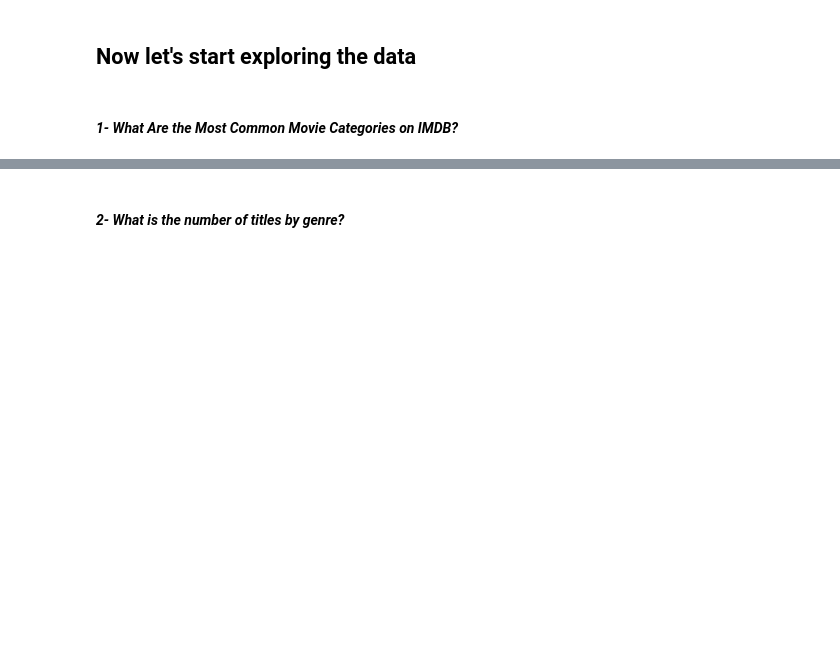
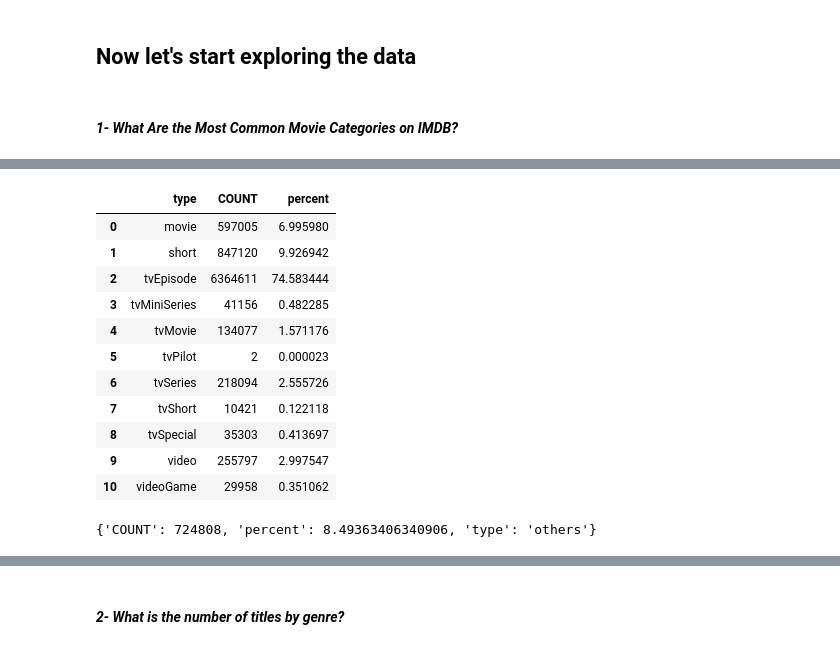
Before and after one commit to Krupique/Explorating-Data, a Jupyter notebook: IMDB-ExploreData/ExploreData.ipynb, the cells around one changed output, grey strips where cells are left out. Saved outputs shown, nothing was run; the diff lists cells and outputs as text; code cells hidden in the pictures; blank space fills up the shorter version.

Commit message:
Update query1 for the first question

```diff
--- a/IMDB-ExploreData/ExploreData.ipynb
+++ b/IMDB-ExploreData/ExploreData.ipynb
@@ -183,3 +183,9 @@ Schema of: ratings
 ## Now let's start exploring the data
 # %% [markdown]
 #### _1- What Are the Most Common Movie Categories on IMDB?_
+# %%
+#Creating SQL query
+query1 = '''SELECT type, COUNT(*) AS COUNT FROM titles GROUP BY type'''
+# %%
+#Executing SQL query
+res1 = pd.read_sql_query(query1, conn)
@@ -185,0 +208,18 @@ Schema of: ratings
+# %%
+#Calculating the percentage for each type
+res1['percent'] = (res1['COUNT'] / res1['COUNT'].sum()) * 100
+# %%
+display(res1)
+# %% [output]
+|  | type | COUNT | percent |
+| 0 | movie | 597005 | 6.995980 |
+| 1 | short | 847120 | 9.926942 |
+| 2 | tvEpisode | 6364611 | 74.583444 |
+| 3 | tvMiniSeries | 41156 | 0.482285 |
+| 4 | tvMovie | 134077 | 1.571176 |
+| 5 | tvPilot | 2 | 0.000023 |
+| 6 | tvSeries | 218094 | 2.555726 |
+| 7 | tvShort | 10421 | 0.122118 |
+| 8 | tvSpecial | 35303 | 0.413697 |
+| 9 | video | 255797 | 2.997547 |
+| 10 | videoGame | 29958 | 0.351062 |
@@ -185,0 +241,5 @@ Schema of: ratings
+# %%
+#Show others
+others
+# %% [output]
+{'COUNT': 724808, 'percent': 8.49363406340906, 'type': 'others'}
```
Also changed, not shown: parts of 5 cells of this notebook.
